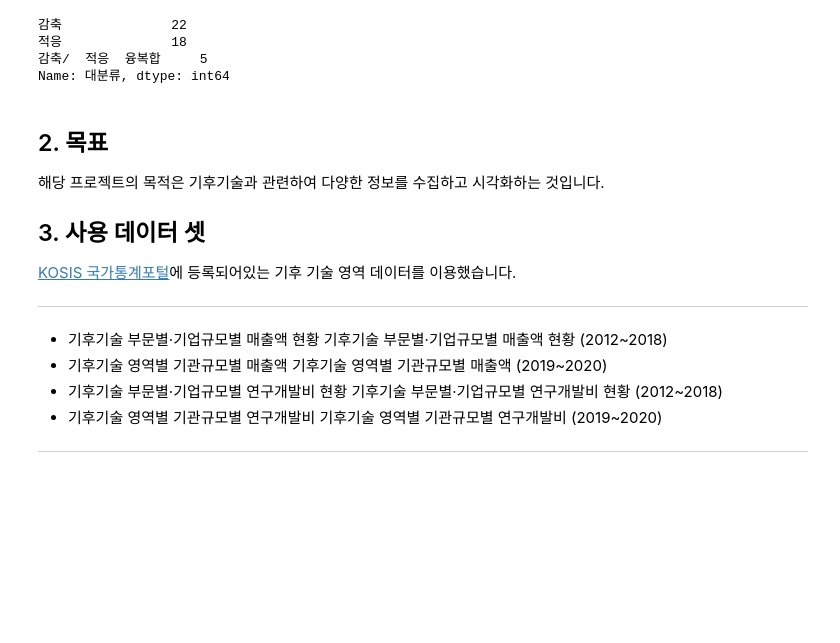
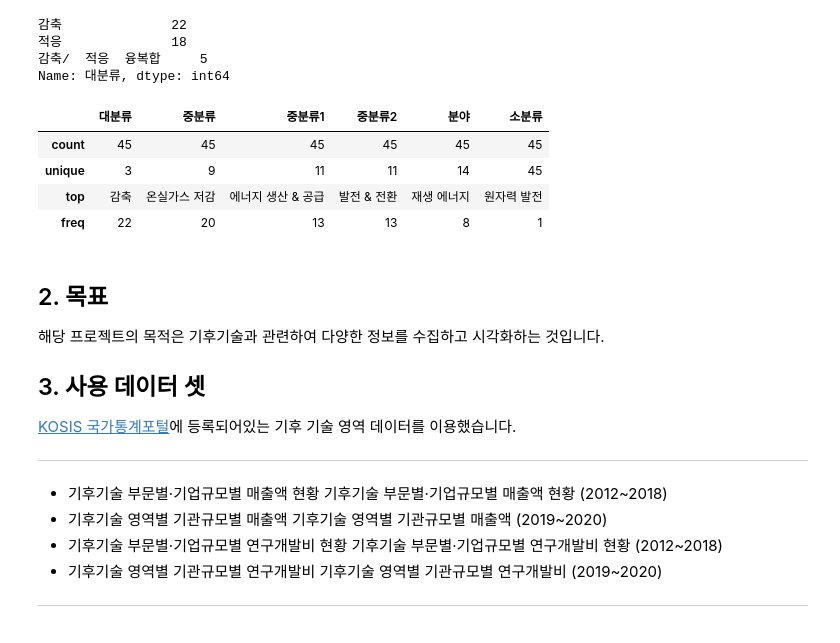
Before and after one commit to nuyhc/Mini_Project, a Jupyter notebook: 4. V_CTI_CN/v_cti_cn.ipynb, the cells around one changed output. Drawn from its saved outputs; the diff is of its cells as text; code cells hidden in the pictures; blank space fills up the shorter version.

```diff
--- a/4. V_CTI_CN/v_cti_cn.ipynb
+++ b/4. V_CTI_CN/v_cti_cn.ipynb
@@ -10,9 +10,12 @@
 기후기술은 **감축**, **적응**, **융복합**의 3개 분야의 45개 기술분류로 구분되어 활용되고 있습니다.
 # %%
 sys_type = pd.read_html("https://www.ctis.re.kr/ko/techClass/classification.do?key=1141")
-sys_type = sys_type[0][["대분류", "중분류.3", "소분류 범위"]]
-sys_type.columns = ["대분류", "중분류", "소분류"]
-sys_type["중분류"] = sys_type["중분류"].str.split(")", expand=True)[1]
+sys_type = sys_type[0]
+sys_type.columns = ["대분류", "중분류", "중분류1", "중분류2", "분야", "소분류"]
+sys_type["중분류"][20:] = sys_type["중분류"][20:].str.split(")", expand=True)[1]
+sys_type["중분류1"][17:] = sys_type["중분류1"][17:].str.split(")", expand=True)[1]
+sys_type["중분류2"][17:] = sys_type["중분류2"][17:].str.split(")", expand=True)[1]
+sys_type["분야"] = sys_type["분야"].str.split(")", expand=True)[1]
 sys_type["소분류"] = sys_type["소분류"].str.split(".", expand=True)[1]
 # %%
 sys_type["대분류"].value_counts()
@@ -21,4 +24,12 @@ sys_type["대분류"].value_counts()
 적응              18
 감축/  적응  융복합     5
 Name: 대분류, dtype: int64
+# %%
+sys_type.describe()
+# %% [output]
+|  | 대분류 | 중분류 | 중분류1 | 중분류2 | 분야 | 소분류 |
+| count | 45 | 45 | 45 | 45 | 45 | 45 |
+| unique | 3 | 9 | 11 | 11 | 14 | 45 |
+| top | 감축 | 온실가스 저감 | 에너지 생산 & 공급 | 발전 & 전환 | 재생 에너지 | 원자력 발전 |
+| freq | 22 | 20 | 13 | 13 | 8 | 1 |
 # %%
```
Also changed, not shown: parts of 3 cells of this notebook.
